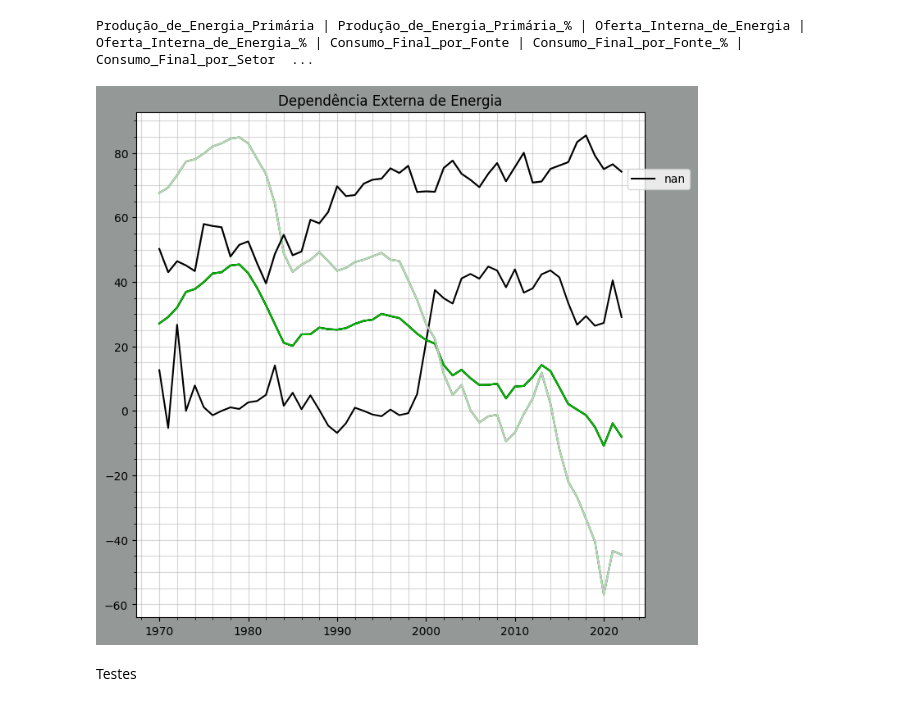
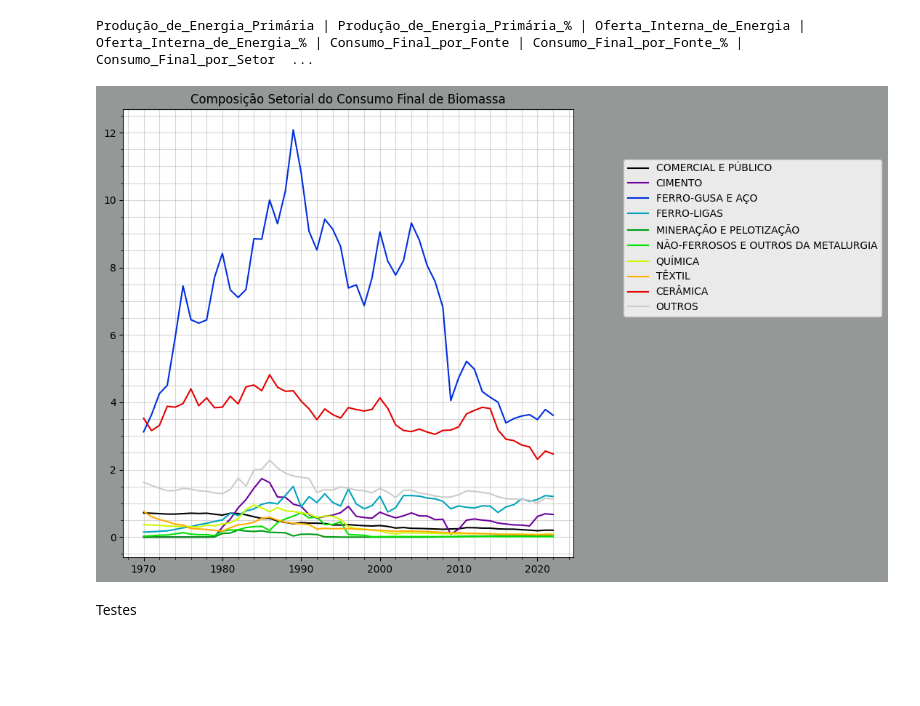
Before and after one commit to scrrpfv/projeto-ip, a Jupyter notebook: teste/testes.ipynb, the cells around one changed output. Cells and saved outputs as stored; diff of their text form; code cells hidden in the pictures; blank space fills up the shorter version.

```diff
--- a/teste/testes.ipynb
+++ b/teste/testes.ipynb
@@ -17,10 +17,10 @@ dic_s = dict_dfs
 # %%
 e = multidata(dict_analise_energetica)
 print(e)
-e.plotall(10, n=3)
+e.plotall(14, n=10)
 # %% [output]
 Produção_de_Energia_Primária | Produção_de_Energia_Primária_% | Oferta_Interna_de_Energia | Oferta_Interna_de_Energia_% | Consumo_Final_por_Fonte | Consumo_Final_por_Fonte_% | Consumo_Final_por_Setor  ...
-[figure, old version]
+[figure, new version]
 # %% [markdown]
 Testes
 # %%
```
Also changed, not shown: 1 other file.
